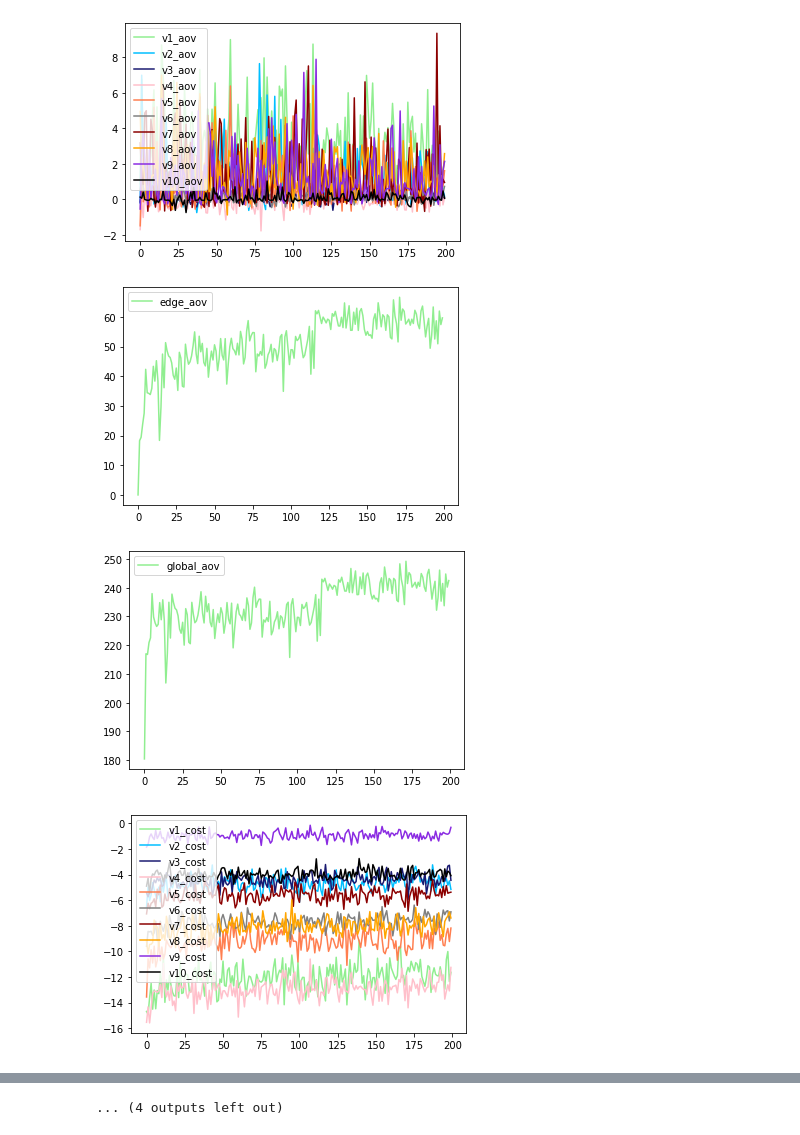
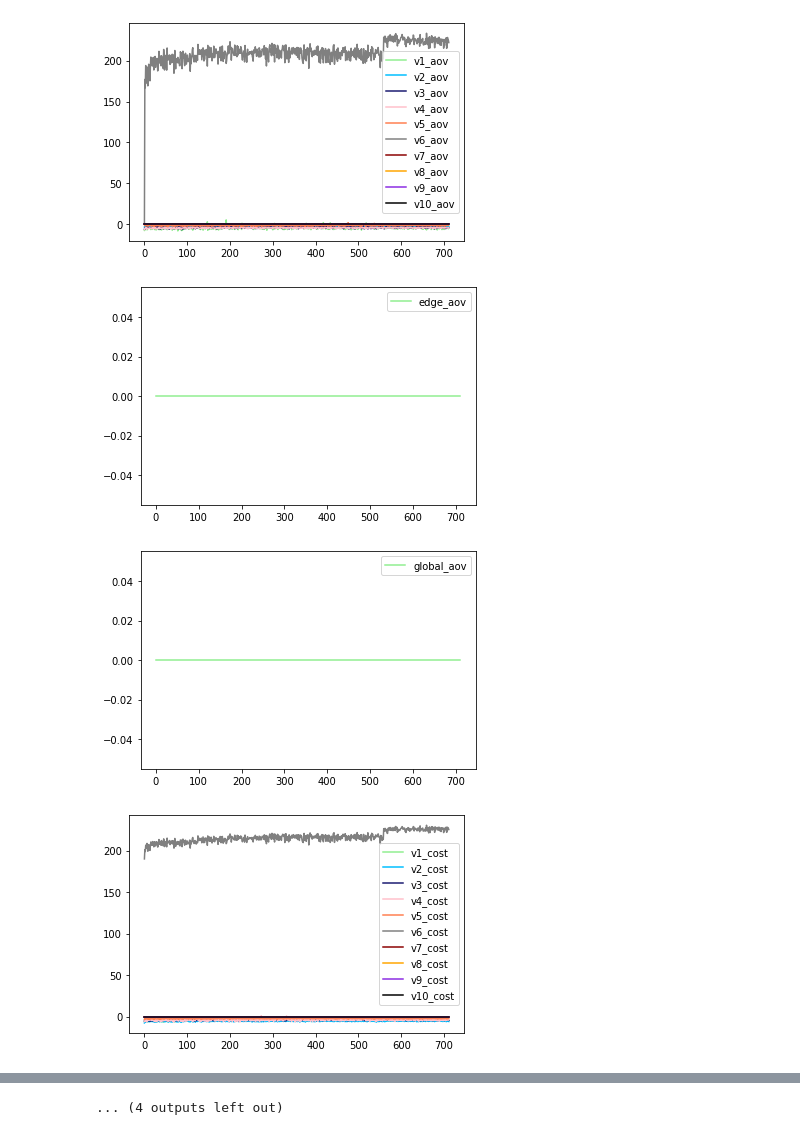
Before and after one commit to neardws/MAMO-Deep-Reinforcement-Learning, a Jupyter notebook: Draw/draw_results_for_ra.ipynb, the cells around one changed output, grey strips where cells are left out. Saved outputs shown, nothing was run; the diff lists cells and outputs as text; code cells hidden in the pictures.

```diff
--- a/Draw/draw_results_for_ra.ipynb
+++ b/Draw/draw_results_for_ra.ipynb
@@ -5,6 +5,7 @@ import pandas as pd
 import numpy as np
 
 pd.set_option('display.max_rows', None)
+
 # # bandwidth=1
 file_name = "/home/neardws/acme/1682a352-089d-11ed-bbfd-04d9f5632a58/"
 # # bandwidth=1.5
@@ -36,6 +37,12 @@ file_name = "/home/neardws/acme/8d87a5c6-08a0-11ed-b289-04d9f5632a58/"
 file_name = "/home/neardws/acme/9c2b00b4-08a0-11ed-955b-04d9f5632a58/"
 
 
+# # bandwidth = 2 scenario = 2
+# # 5000
+
+file_name = "/home/neardws/acme/7315294e-0bdd-11ed-9d96-04d9f5632a58/"
+
+
 returns_file_name = file_name + "logs/environment_loop/logs.csv"
 
 returns_df = pd.read_csv(returns_file_name, names=["average_aovs", "average_consistencys", "average_costs", "average_redundancys", "average_sensing_costs", "average_timelinesss", "average_transmission_costs", "cumulative_aovs", "cumulative_costs", "episode_length", "episode_return", "episodes", "label", "steps", "steps_per_second"], header=0)
@@ -50,6 +57,8 @@ average_redundancys = returns_df["average_redundancys"].values
 average_sensing_costs = returns_df["average_sensing_costs"].values
 average_transmission_costs = returns_df["average_transmission_costs"].values
 
+returns_df["cumulative_aovs"].to_csv("random_aov.csv")
+returns_df["cumulative_costs"].to_csv("random_cov.csv")
 returns = np.zeros(shape=(len(episode_return), 2, 12))
 
 for ret_index in range(episode_return.shape[0]):
@@ -167,34 +176,34 @@ plt.legend(loc="best")  # 图例
 plt.show()
 
 plt.plot(epoch_index, average_transmission_costs, '-', color='lightgreen', label='average_transmission_costs')
 plt.legend(loc="best")  # 图例
 plt.show()
 
 start_index = 25
 end_index = 75
 print("cumulative_aovs: ", cumulative_aovs[start_index:end_index].mean())
 print("cumulative_costs: ", cumulative_costs[start_index:end_index].mean())
 print("average_aovs: ", average_aovs[start_index:end_index].mean())
 print("average_costs: ", average_costs[start_index:end_index].mean())
 print("average_timelinesss: ", average_timelinesss[start_index:end_index].mean())
 print("average_consistencys: ", average_consistencys[start_index:end_index].mean())
 print("average_redundancys: ", average_redundancys[start_index:end_index].mean())
 print("average_sensing_costs: ", average_sensing_costs[start_index:end_index].mean())
 print("average_transmission_costs: ", average_transmission_costs[start_index:end_index].mean())
 
 for start_index in range(85, 100):
     print("*" * 32)
     print("cumulative_aovs: ", cumulative_aovs[start_index])
     print("cumulative_costs: ", cumulative_costs[start_index])
     print("average_aovs: ", average_aovs[start_index])
     print("average_costs: ", average_costs[start_index])
     print("average_timelinesss: ", average_timelinesss[start_index])
     print("average_consistencys: ", average_consistencys[start_index])
     print("average_redundancys: ", average_redundancys[start_index])
     print("average_sensing_costs: ", average_sensing_costs[start_index])
     print("average_transmission_costs: ", average_transmission_costs[start_index])
 # %% [output]
-[figure, old version]
+[figure, new version]
-[figure, old version]
+[figure, new version]
-[figure, old version]
+[figure, new version]
-[figure, old version]
+[figure, new version]
```
Also changed, not shown: parts of 1 cell of this notebook, 57 other files.
